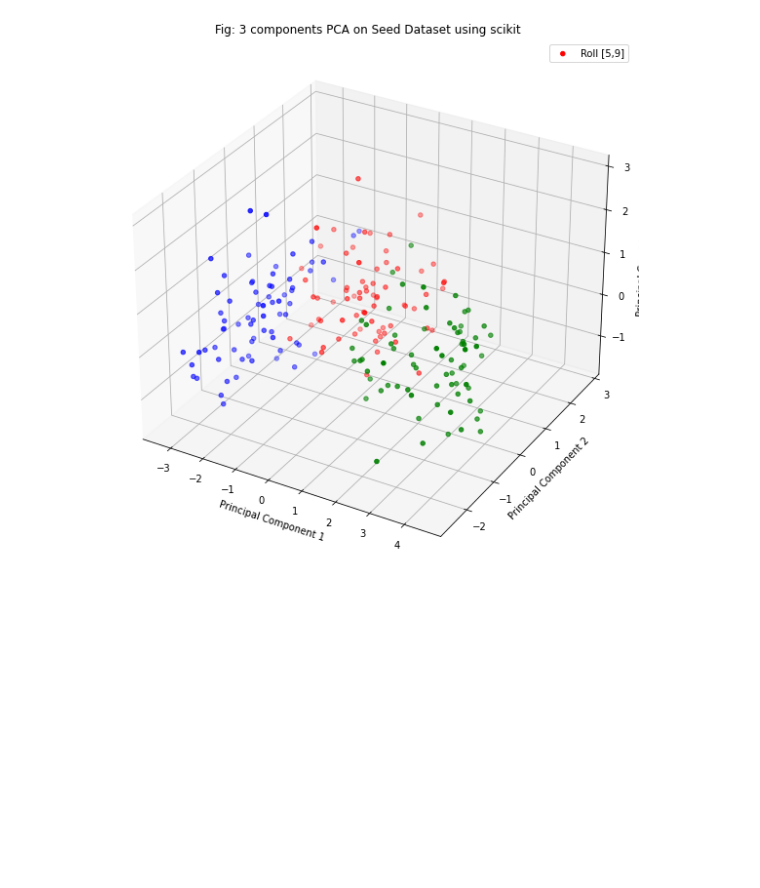
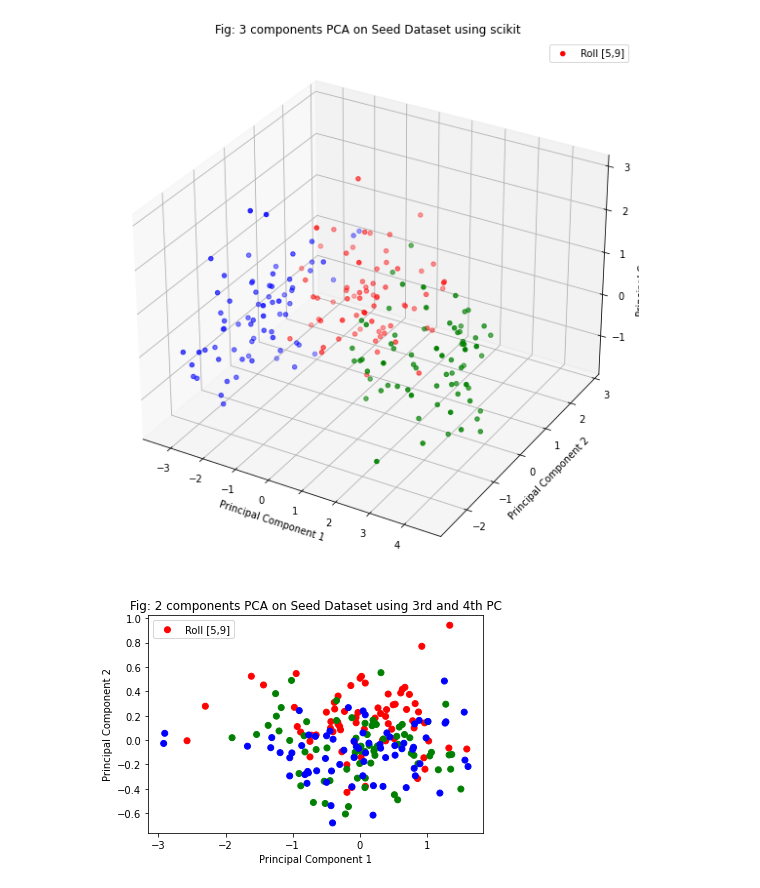
Before and after one commit to amitpant7/Principal-Component-Analysis, a Jupyter notebook: PCA_on_seed_dataset_2d_&_3d.ipynb, the cells around one changed output. Cells and saved outputs as stored; diff of their text form; code cells hidden in the pictures; blank space fills up the shorter version.

```diff
--- a/PCA_on_seed_dataset_2d_&_3d.ipynb
+++ b/PCA_on_seed_dataset_2d_&_3d.ipynb
@@ -146,3 +141,12 @@ plot_3d(data3d, title ='Fig: 3 components PCA on Seed Dataset using scikit')
 # %% [output]
 [figure]
 [figure]
+# %%
+#PCA using 3 and 4 th larger eigen value
+output_data = np.matmul(eigen_vect_sorted[2:4,:], data_std.T)
+output_new= output_data.T
+# output_3d = np.matmul(eigen_vect_sorted[:k,:], data_std.T)
+# output_3d = output_3d.T
+plot_2d(output_new, title ='Fig: 2 components PCA on Seed Dataset using 3rd and 4th PC')
+# %% [output]
+[figure, added]
```
Also changed, not shown: parts of 2 cells of this notebook, 1 other file.
